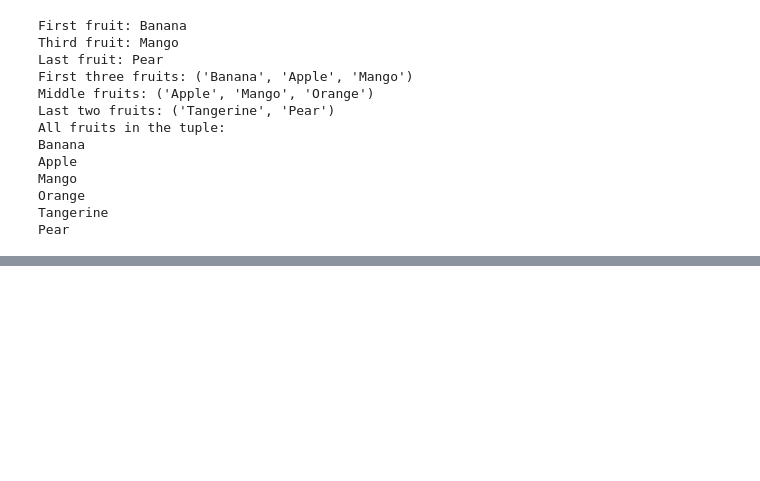
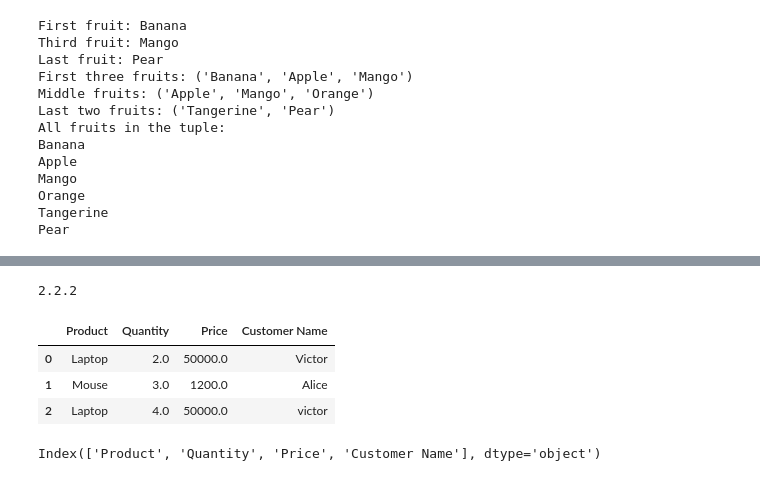
Before and after one commit to benardwauye69-prog/Intro-to-Python-, a Jupyter notebook: Introduction_to_python.ipynb, the cells around one changed output, grey strips where cells are left out. Saved outputs shown, nothing was run; the diff lists cells and outputs as text; code cells hidden in the pictures; blank space fills up the shorter version.

```diff
--- a/Introduction_to_python.ipynb
+++ b/Introduction_to_python.ipynb
@@ -643,0 +879,5 @@ Pear
+# %%
+import pandas as pd
+print (pd.__version__)
+# %% [output]
+2.2.2
@@ -643,0 +921,12 @@ Pear
+# %%
+#print five rows
+df.head(3)
+# %% [output]
+|  | Product | Quantity | Price | Customer Name |
+| 0 | Laptop | 2.0 | 50000.0 | Victor |
+| 1 | Mouse | 3.0 | 1200.0 | Alice |
+| 2 | Laptop | 4.0 | 50000.0 | victor |
+# %%
+df.columns
+# %% [output]
+Index(['Product', 'Quantity', 'Price', 'Customer Name'], dtype='object')
```
Also changed, not shown: parts of 51 cells of this notebook.
